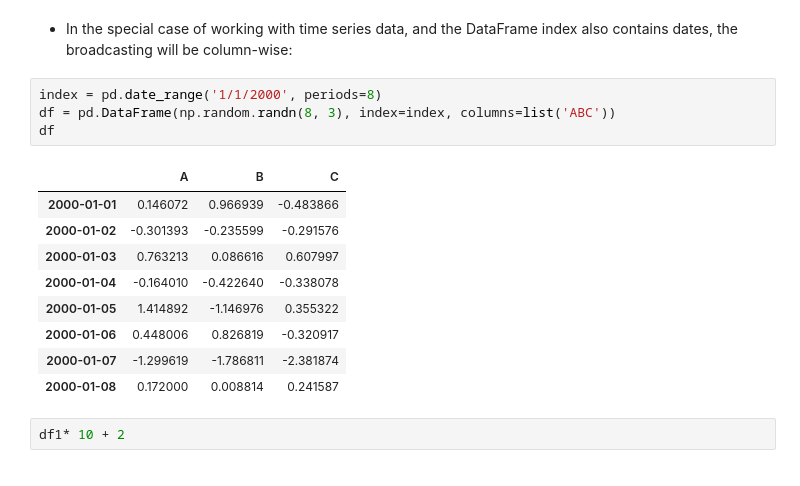
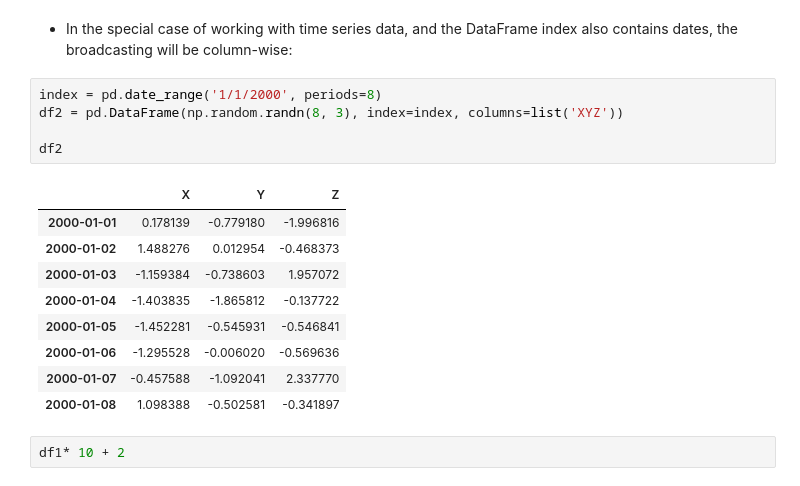
Before and after one commit to goose2711/Week1-Introduction_to_Python, a Jupyter notebook: Introduction_to_Python.ipynb, the cells around one changed output. Cells and saved outputs as stored; diff of their text form.

```diff
--- a/Introduction_to_Python.ipynb
+++ b/Introduction_to_Python.ipynb
@@ -1616,18 +1661,19 @@ df1 - df1.iloc[0]
  - In the special case of working with time series data, and the DataFrame index also contains dates, the broadcasting will be column-wise:
 # %%
 index = pd.date_range('1/1/2000', periods=8)
-df = pd.DataFrame(np.random.randn(8, 3), index=index, columns=list('ABC'))
-df
+df2 = pd.DataFrame(np.random.randn(8, 3), index=index, columns=list('XYZ'))
+
+df2
 # %% [output]
-|  | A | B | C |
-| 2000-01-01 | 0.146072 | 0.966939 | -0.483866 |
-| 2000-01-02 | -0.301393 | -0.235599 | -0.291576 |
-| 2000-01-03 | 0.763213 | 0.086616 | 0.607997 |
-| 2000-01-04 | -0.164010 | -0.422640 | -0.338078 |
-| 2000-01-05 | 1.414892 | -1.146976 | 0.355322 |
-| 2000-01-06 | 0.448006 | 0.826819 | -0.320917 |
-| 2000-01-07 | -1.299619 | -1.786811 | -2.381874 |
-| 2000-01-08 | 0.172000 | 0.008814 | 0.241587 |
+|  | X | Y | Z |
+| 2000-01-01 | 0.178139 | -0.779180 | -1.996816 |
+| 2000-01-02 | 1.488276 | 0.012954 | -0.468373 |
+| 2000-01-03 | -1.159384 | -0.738603 | 1.957072 |
+| 2000-01-04 | -1.403835 | -1.865812 | -0.137722 |
+| 2000-01-05 | -1.452281 | -0.545931 | -0.546841 |
+| 2000-01-06 | -1.295528 | -0.006020 | -0.569636 |
+| 2000-01-07 | -0.457588 | -1.092041 | 2.337770 |
+| 2000-01-08 | 1.098388 | -0.502581 | -0.341897 |
 # %%
 df1* 10 + 2
 # %% [output]
```
Also changed, not shown: parts of 28 cells of this notebook.
